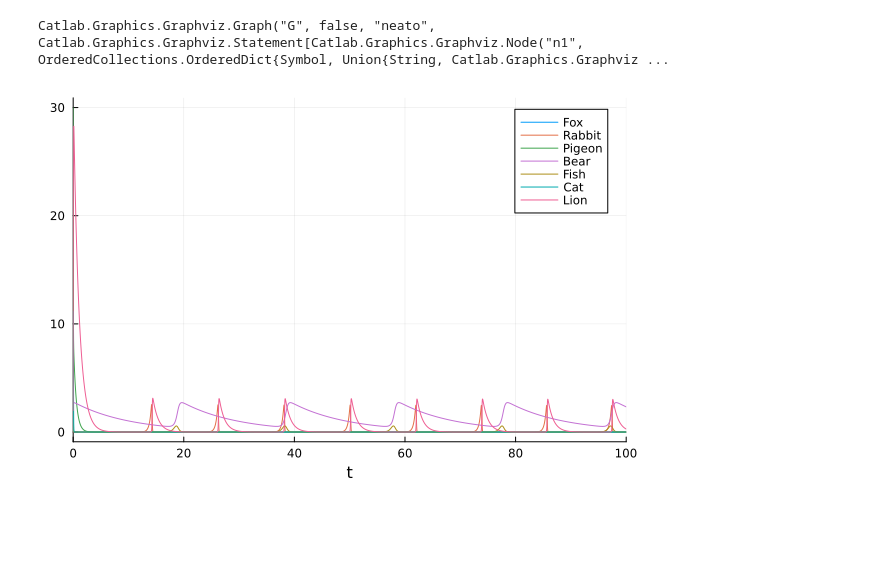
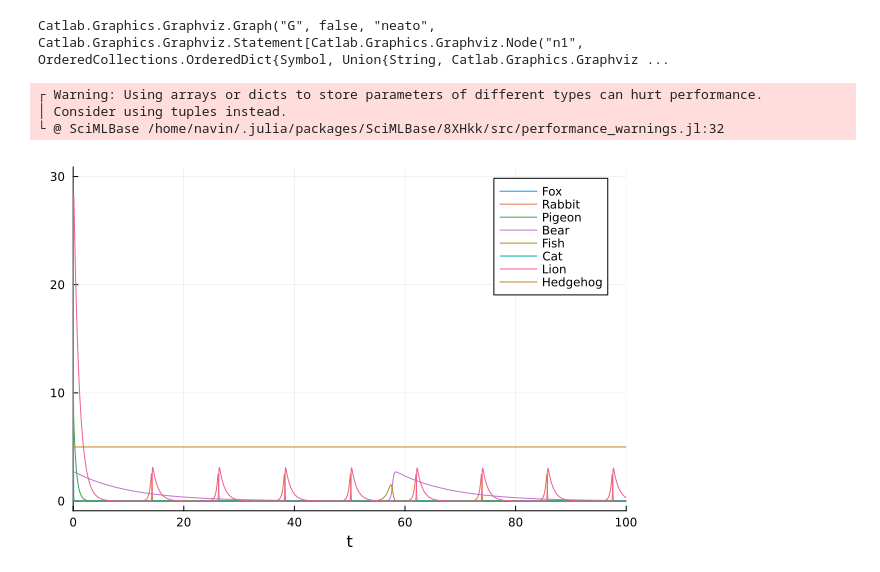
Before and after one commit to Dynamix-IITM/main-repo, a Jupyter notebook: pm documentation/navin/15 aug to 23 aug/lotka volterra/lotka_petri.ipynb, the cells around one changed output. Saved outputs shown, nothing was run; the diff lists cells and outputs as text; code cells hidden in the pictures; blank space fills up the shorter version.

```diff
--- a/pm documentation/navin/15 aug to 23 aug/lotka volterra/lotka_petri.ipynb
+++ b/pm documentation/navin/15 aug to 23 aug/lotka volterra/lotka_petri.ipynb
@@ -68,4 +68,11 @@ ML = Open(LabelledPetriNet([:Lion, :Cat, :Rabbit, :Fox],
     :death_lion => ((:Lion)=>())
 )
 )
+
+# Shweta's hedgehog
+HG = Open(LabelledPetriNet([:Hedgehog, :Fish],
+:predation_fish_hog => ((:Hedgehog, :Fish) => (:Hedgehog)),
+:hedgehog_birth => ((:Hedgehog) => (:Hedgehog, :Hedgehog)),
+:hedgehog_death => ((:Hedgehog)) => ())
+)
 # %% [output]
@@ -91,11 +99,12 @@ Here we create a UWD which provides the operad algebra used to compose the struc
 # %%
-forest_composition_pattern = @relation (Foxes, Pigeons, Rabbits, Bears, Fish, Cat, Lion) where (Foxes, Pigeons, Rabbits, Bears, Fish, Cat, Lion) begin
+forest_composition_pattern = @relation (Foxes, Pigeons, Rabbits, Bears, Fish, Cat, Lion, Hedgehog) where (Foxes, Pigeons, Rabbits, Bears, Fish, Cat, Lion, Hedgehog) begin
     lotka(Foxes, Rabbits)
     navin(Foxes, Pigeons)
     aditi(Foxes, Bears)
     shivanshu(Foxes, Bears, Fish)
     achintya(Cat, Fish, Pigeons)
     madhav(Lion, Cat, Rabbits, Foxes)
+    shwetha(Hedgehog, Fish)
 end
 
 to_graphviz(forest_composition_pattern, box_labels = :name, junction_labels = :variable)
@@ -103,7 +112,7 @@ to_graphviz(forest_composition_pattern, box_labels = :name, junction_labels = :v
 Catlab.Graphics.Graphviz.Graph("G", false, "neato", Catlab.Graphics.Graphviz.Statement[Catlab.Graphics.Graphviz.Node("n1", OrderedCollections.OrderedDict{Symbol, Union{String, Catlab.Graphics.Graphviz ...
 # %%
 forest_composite = oapply(forest_composition_pattern,
-    Dict(   :lotka => LV,   :navin => N, :aditi => A, :shivanshu => S, :achintya => Ac, :madhav => ML )
+    Dict(   :lotka => LV,   :navin => N, :aditi => A, :shivanshu => S, :achintya => Ac, :madhav => ML, :shwetha => HG )
 )
 
 to_graphviz(forest_composite, program="neato")
@@ -148,11 +157,22 @@ Catlab.Graphics.Graphviz.Graph("G", false, "neato", Catlab.Graphics.Graphviz.Sta
 # %%
 #TODO get UWD from petrinet forest joined at fox
 # %%
-p = LVector(birth_rabbit=3, birth_pigeon=2, death_fox=1, predation_rabbit=2, pigeon_eaten=3, death_pigeon=4, birth_bear = 1, death_bear = 1.1, predation_fox = 0.4, birth_fish=4, predation_fish_fox=20, predation_fish_bear=3, birth_cat=2, predation_fish_cat = 3, predation_pigeon_cat = 1, death_cat=3, death_lion = 1, predation_cat_lion = 2, predation_fox_lion = 3, predation_rabbit_lion = 10)
-u0 = LVector(Fox=5, Rabbit=6, Pigeon=30, Bear =2, Fish=10, Cat=7, Lion=2)
+p = LVector(birth_rabbit=3, birth_pigeon=2, death_fox=1,
+predation_rabbit=2, pigeon_eaten=3, death_pigeon=4, birth_bear = 1,
+ death_bear = 1.1, predation_fox = 0.4, birth_fish=4, predation_fish_fox=20,
+ predation_fish_bear=3, birth_cat=2, predation_fish_cat = 3, predation_pigeon_cat = 1,
+ death_cat=3, death_lion = 1, predation_cat_lion = 2, predation_fox_lion = 3, predation_rabbit_lion = 10,
+ predation_fish_hog= 0.5,
+ hedgehog_birth = 1,
+ hedgehog_death = 1
+ )
+u0 = LVector(Fox=5, Rabbit=6, Pigeon=30, Bear =2, Fish=10, Cat=7, Lion=2, Hedgehog=5)
 soln = solve(ODEProblem(vectorfield(apex(forest_composite)), u0, (0.0, 100.0), p))
 plot(soln)
 # %% [output]
+┌ Warning: Using arrays or dicts to store parameters of different types can hurt performance.
+│ Consider using tuples instead.
+└ @ SciMLBase /home/navin/.julia/packages/SciMLBase/8XHkk/src/performance_warnings.jl:32
-[figure, old version]
+[figure, new version]
 # %%
 apex(forest_composite)
```
Also changed, not shown: parts of 5 cells of this notebook, 1 other file.
